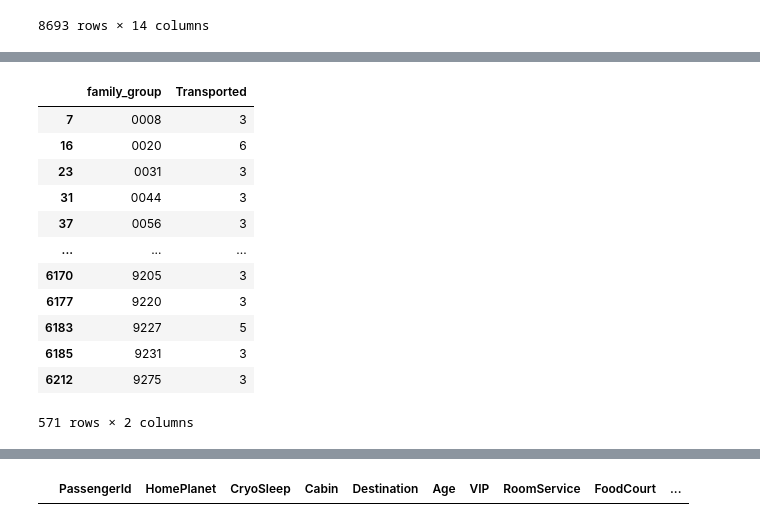
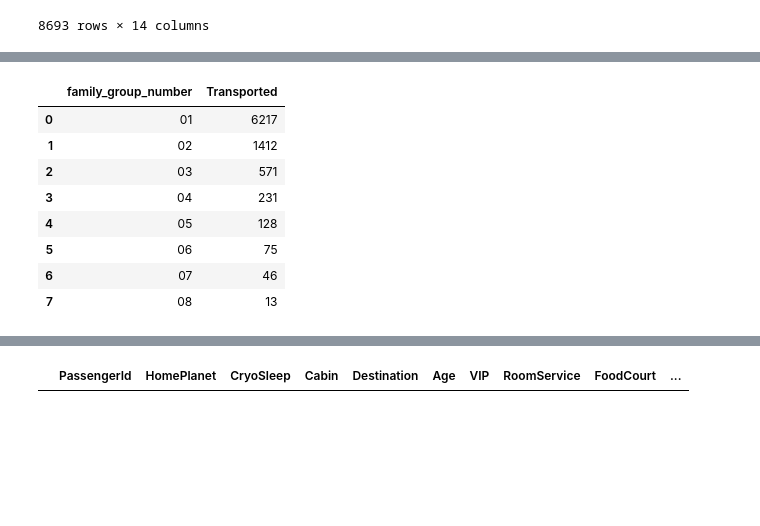
Before and after one commit to mak213k/Analise-de-dados-feito-no-Kaggle, a Jupyter notebook: 151026_1030_Spaceship_Titanic.ipynb, the cells around one changed output, grey strips where cells are left out. Drawn from its saved outputs; the diff is of its cells as text; code cells hidden in the pictures; blank space fills up the shorter version.

```diff
--- a/151026_1030_Spaceship_Titanic.ipynb
+++ b/151026_1030_Spaceship_Titanic.ipynb
@@ -199,0 +298,2 @@ train_df
+# %%
+train_df[['family_group','family_group_number']] = train_df['PassengerId'].str.split('_', expand=True)
@@ -199,0 +302,3 @@ train_df
+# %%
+# 1. Extrair o sobrenome do campo Name
+train_df['Last_name'] = train_df['Name'].str.split(' ').str[-1]
@@ -199,0 +308,3 @@ train_df
+# %%
+train_df['Name'] = train_df['Name'].fillna('Unknown Unknown')
+train_df['Last_name'] = train_df['Name'].str.split(' ').str[-1]
@@ -278,7 +475,7 @@ memory usage: 434.5+ KB
 ## Ungroup family from code and add to dataframe to know how many families and correlate with survivors
 ## train_df
 
-train_df['family_group'] = train_df['PassengerId'].str.split("_", n = 1, expand = True)[0]
+# train_df['family_group'] = train_df['PassengerId'].str.split("_", n = 1, expand = True)[0]
 # %%
 ## Ungroup family from code and add to dataframe to know how many families and correlate with survivors
 ## train_df
@@ -310,18 +515,14 @@ combine
 # %%
 ##Total de grupos com mais de um status para Transported
 
-train_df.groupby('family_group').agg({'Transported': 'count'}).reset_index().query('Transported > 2')
+train_df.groupby('family_group_number').agg({'Transported': 'count'}).reset_index().query('Transported > 2')
 # %% [output]
-|  | family_group | Transported |
-| 7 | 0008 | 3 |
-| 16 | 0020 | 6 |
-| 23 | 0031 | 3 |
-| 31 | 0044 | 3 |
-| 37 | 0056 | 3 |
-| ... | ... | ... |
-| 6170 | 9205 | 3 |
-| 6177 | 9220 | 3 |
-| 6183 | 9227 | 5 |
-| 6185 | 9231 | 3 |
-| 6212 | 9275 | 3 |
+|  | family_group_number | Transported |
+| 0 | 01 | 6217 |
+| 1 | 02 | 1412 |
+| 2 | 03 | 571 |
+| 3 | 04 | 231 |
+| 4 | 05 | 128 |
+| 5 | 06 | 75 |
+| 6 | 07 | 46 |
+| 7 | 08 | 13 |
-571 rows × 2 columns
```
Also changed, not shown: parts of 347 cells of this notebook.
